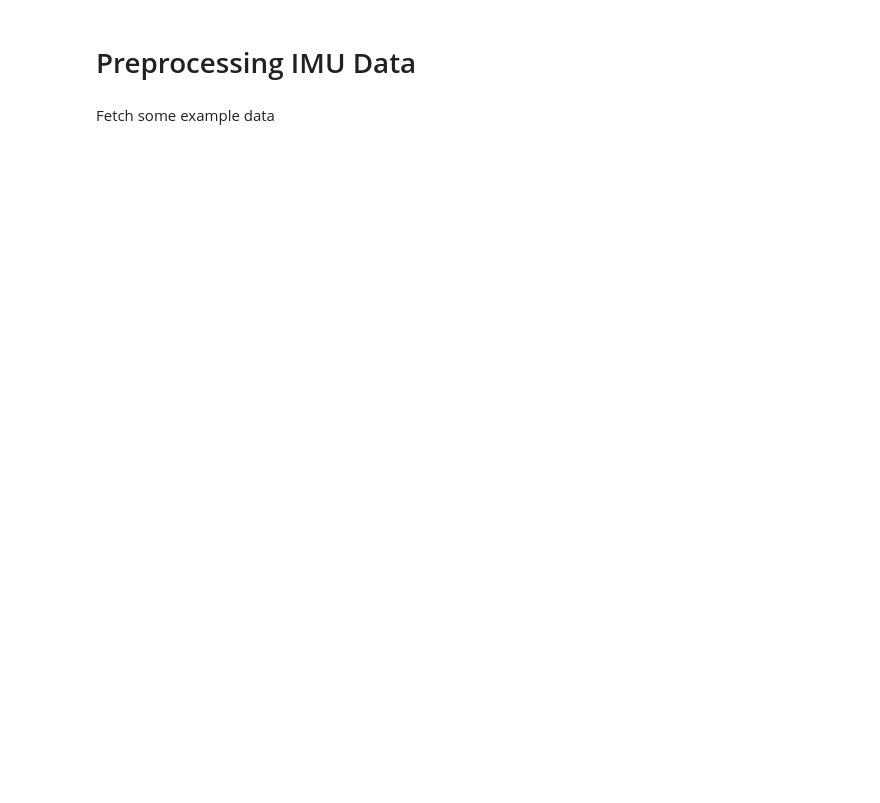
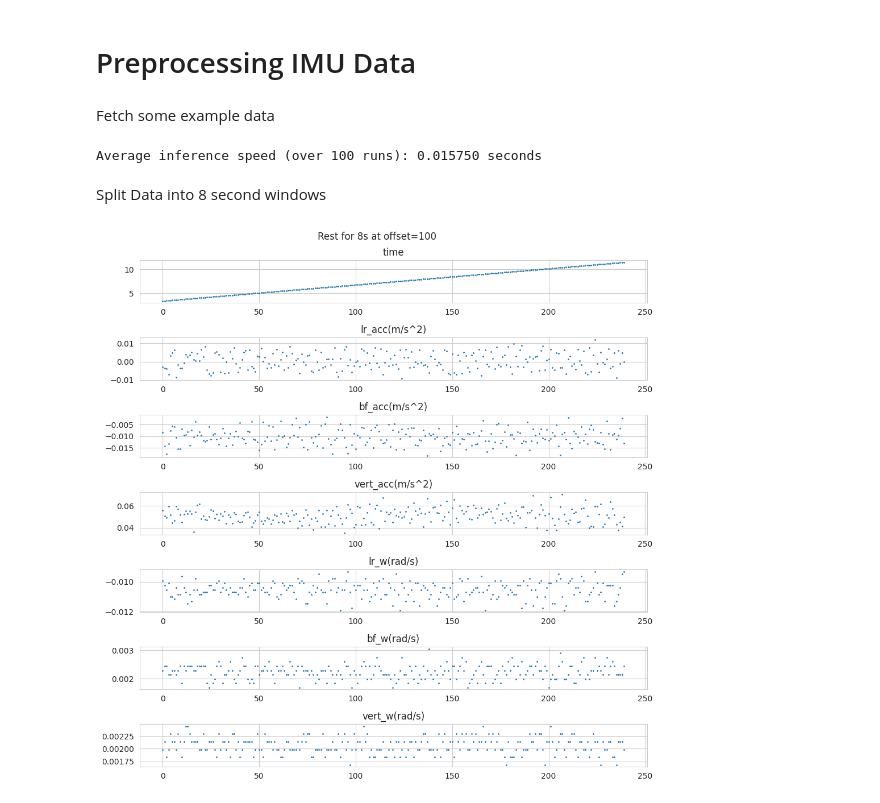
Before and after one commit to tyler-matt3r/imu-classification, a Jupyter notebook: preprocessing_workspace.ipynb, the cells around one changed output. Drawn from its saved outputs; the diff is of its cells as text; code cells hidden in the pictures; blank space fills up the shorter version.

```diff
--- a/preprocessing_workspace.ipynb
+++ b/preprocessing_workspace.ipynb
@@ -186,0 +185,43 @@ df_g = pd.read_parquet("data/gyro_2023-07-10_22-00-00.parquet")
+# %%
+@profile_utils.inference_profile(repetitions=100)
+def fetch_data():
+    df_a = pd.read_parquet("data/accel_2023-07-10_22-00-00.parquet")
+    df_g = pd.read_parquet("data/gyro_2023-07-10_22-00-00.parquet")
+    return df_a, df_g
+
+df_a, df_g = fetch_data()
+
+# all data in the dictionary
+times_a = df_a["timestamp(epoch in sec)"].values
+times_g = df_g["timestamp(epoch in sec)"].values
+
+data_full = {'time': times_a - times_a[0]}
+
+for col in df_a.columns:
+    if col != "timestamp(epoch in sec)":
+        data_full[col] = df_a[col].values
+for col in df_g.columns:
+    if col != "timestamp(epoch in sec)":
+        data_full[col] = df_g[col].values
+# %% [output]
+Average inference speed (over 100 runs): 0.015750 seconds
+# %% [markdown]
+Split Data into 8 second windows
+# %%
+# rest data (data_0)
+piece = 240
+offset = 100
+
+data_0 = {
+    col: data_full[col][offset : offset + piece] for col in data_full
+}
+
+f = plt.figure(figsize=(10, 10))
+for i, col in enumerate(data_0):
+    plt.subplot(7, 1, i+1)
+    plt.scatter(range(piece), data_0[col], s=1)
+    plt.title(col)
+plt.suptitle(f"Rest for 8s at offset={offset}")
+plt.tight_layout()
+# %% [output]
+[figure, added]
```
Also changed, not shown: parts of 15 cells of this notebook, 2 other files.
